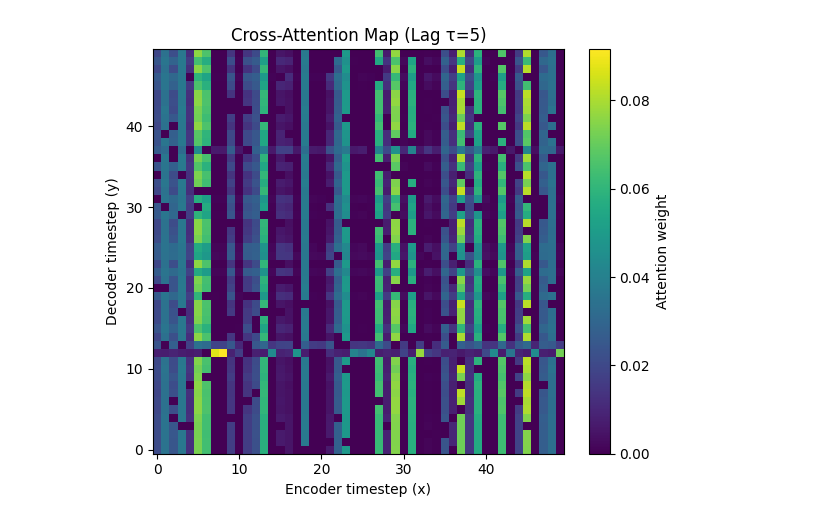
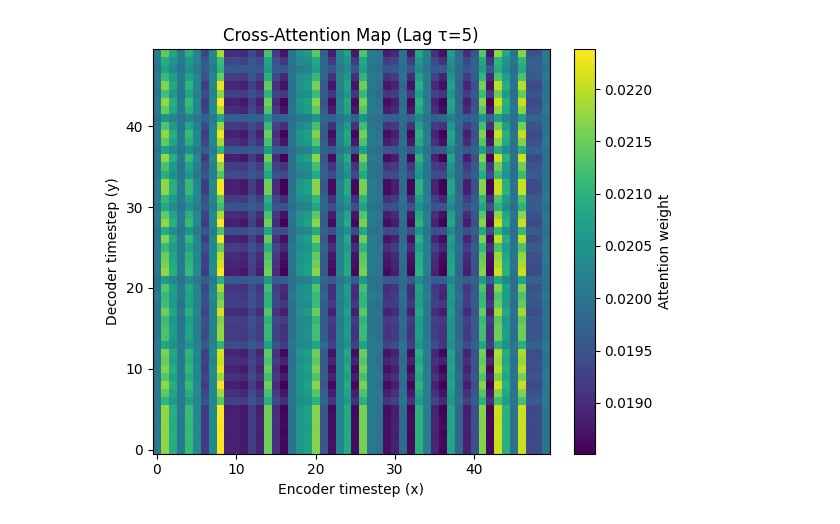
Before and after one commit to briandepasquale/transformer, a Jupyter notebook: Transformer.ipynb, the cells around one changed output. Saved outputs shown, nothing was run; the diff lists cells and outputs as text; code cells hidden in the pictures.

```diff
--- a/Transformer.ipynb
+++ b/Transformer.ipynb
@@ -0,0 +6,7 @@
+# %%
+
+# ======================================================
+# 1. Device Setup
+# ======================================================
+device = torch.device("cuda" if torch.cuda.is_available() else "cpu")
+print(f"Using device: {device}")
@@ -1 +15,11 @@
+# %%
+# ======================================================
+# 2. Synthetic White Noise with Fixed Lag
+# ======================================================
+def generate_batch(batch_size, seq_len, tau, obs_noise=0.05):
+    x = torch.randn(batch_size, seq_len)
+    y = torch.roll(x, shifts=tau, dims=1)
+    y[:, :tau] = 0.0  # prevent wraparound leakage
+    y = y + obs_noise * torch.randn_like(y)
+    return x.unsqueeze(-1), y.unsqueeze(-1)
 # %%
@@ -97,35 +100,44 @@ Step 2000/2000, Loss: 0.000114
 # %%
-# assume: encoder, decoder, in_proj, out_proj already trained; batch_first=True
-# single example
-x, y = generate_batch_wn(1, seq_len, tau)
+# Switch to eval mode to freeze dropout etc.
+encoder.eval()
+decoder.eval()
+
+# Generate a single test example
+x, y = generate_batch(1, seq_len, tau)
+x = x.to(device)
+y = y.to(device)
+
 x_emb = in_proj(x)
 y_emb = in_proj(y)
+
+# Run encoder
 mem = encoder(x_emb)
 
-# ---- use the FIRST decoder layer exactly as it does internally ----
+# ---- CRITICAL PART ----
+# Grab first decoder layer
 layer = decoder.layers[0]
 
-# 1) self-attention on the decoder inputs (teacher forcing)
+# 1️⃣ Self-attention to get proper decoder queries
 tgt = y_emb
 tgt2 = layer.self_attn(tgt, tgt, tgt, need_weights=False)[0]
 tgt = layer.norm1(tgt + layer.dropout1(tgt2))
 
-# 2) cross-attention (this is what we want to visualize)
+# 2️⃣ Cross-attention with these queries
 tgt2, attn = layer.multihead_attn(
-    tgt,           # real queries (not zeros)
-    mem, mem,
+    tgt, mem, mem,
     need_weights=True,
-    average_attn_weights=True   # -> (B, T_dec, T_enc)
+    average_attn_weights=True  # (B, T_dec, T_enc)
 )
-tgt = layer.norm2(tgt + layer.dropout2(tgt2))
 
-attn_map = attn[0].detach().cpu().numpy()   # shape (T_dec, T_enc)
-plt.figure(figsize=(6,5))
+# 3️⃣ Plot attention map
+attn_map = attn[0].detach().cpu().numpy()
+plt.figure(figsize=(6, 5))
 plt.imshow(attn_map, aspect='auto', origin='lower', cmap='viridis')
 plt.colorbar(label='Attention weight')
 plt.xlabel('Encoder timestep (x)')
 plt.ylabel('Decoder timestep (y)')
 plt.title(f'Cross-Attention Map (Lag τ={tau})')
-plt.tight_layout(); plt.show()
+plt.tight_layout()
+plt.show()
 # %% [output]
-[figure, old version]
+[figure, new version]
```
Also changed, not shown: parts of 14 cells of this notebook, 1 other file.
